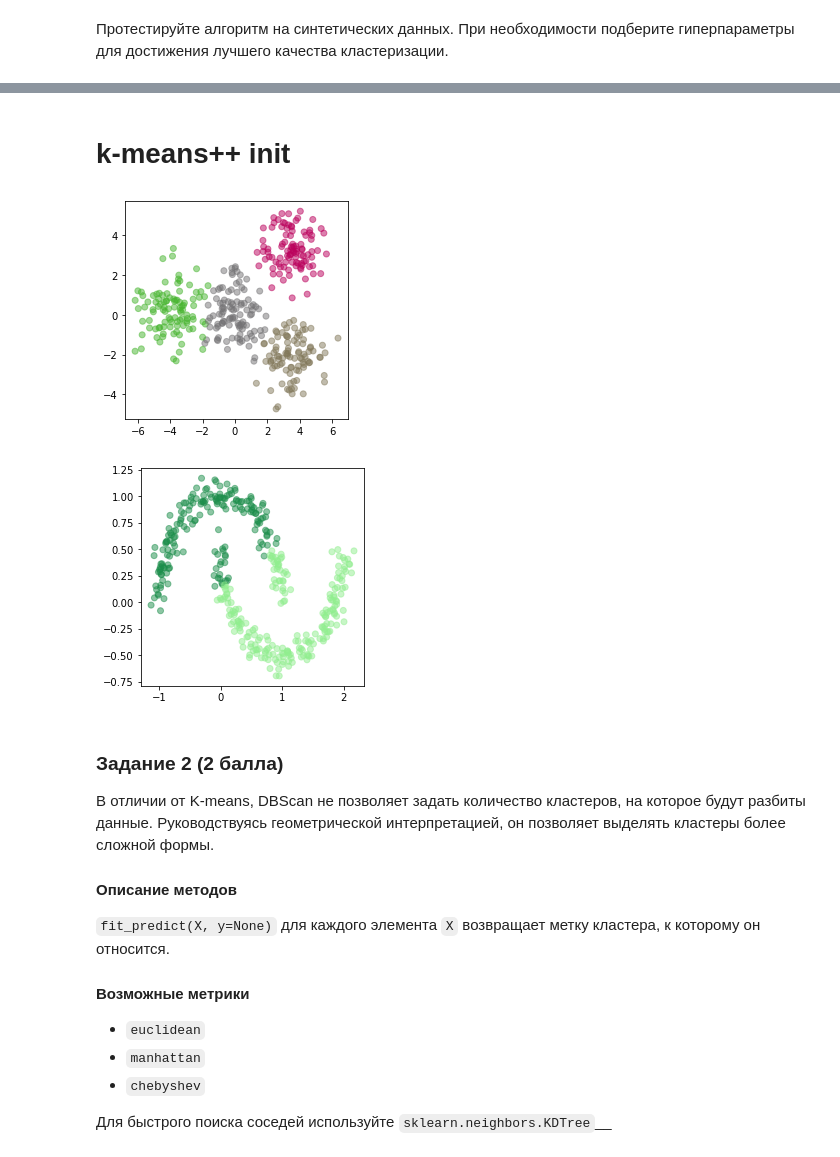
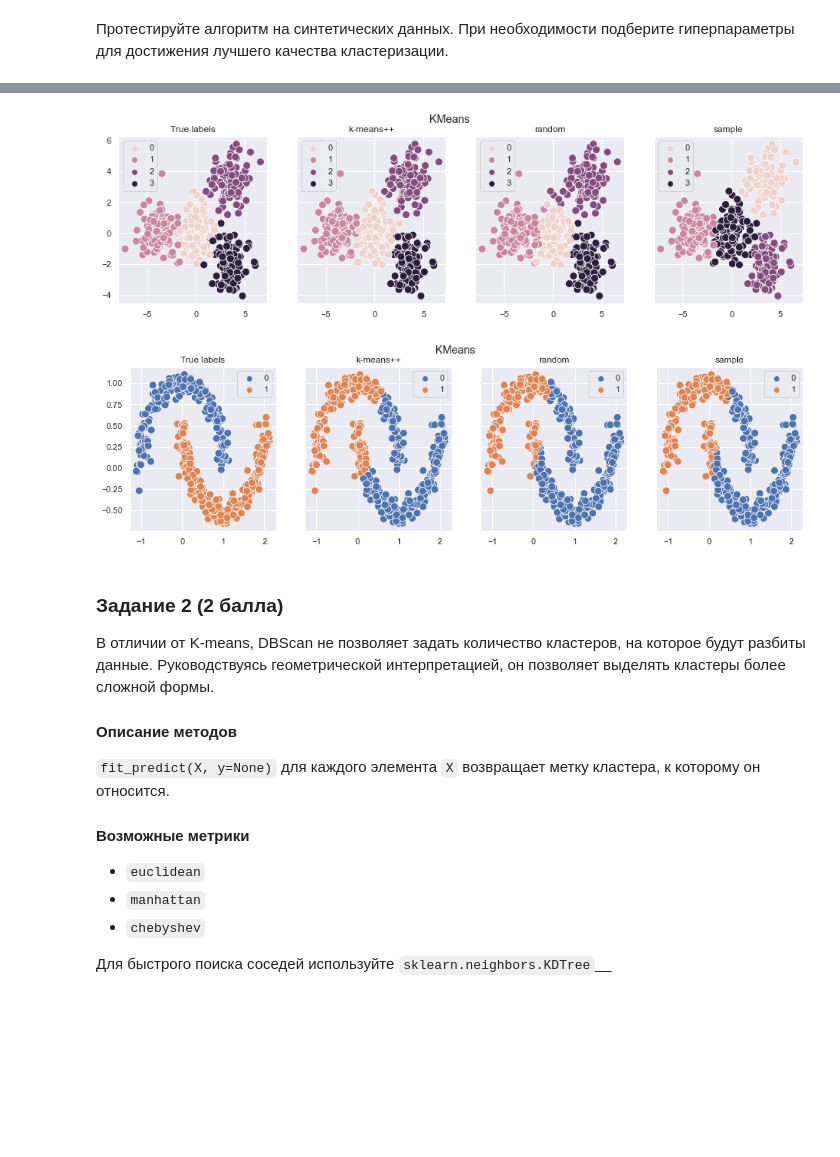
Before and after one commit to aapoliakova/HSE-ML-HW, a Jupyter notebook: 02. Кластеризация/hw02_task.ipynb, the cells around one changed output, grey strips where cells are left out. Saved outputs shown, nothing was run; the diff lists cells and outputs as text; code cells hidden in the pictures; blank space fills up the shorter version.

```diff
--- a/02. Кластеризация/hw02_task.ipynb
+++ b/02. Кластеризация/hw02_task.ipynb
@@ -16,6 +16,8 @@ from collections import deque
 from typing import NoReturn
 from heapq import heapify, heappop, heappush, heappushpop
 from scipy.spatial import distance_matrix
+import seaborn as sns
+sns.set()
 # %%
 def visualize_clasters(X, labels, n_clusters=4):
     unique_labels = np.unique(labels)
@@ -42,6 +42,35 @@ def clusters_statistics(flatten_image, cluster_colors, cluster_labels):
-# %%
-X_1, true_labels = make_blobs(400, 2, centers=[[0, 0], [-4, 0], [3.5, 3.5], [3.5, -2.0]])
-X_2, true_labels2 = make_moons(400, noise=0.075)
+# %%
+def visualize_it(algorithm, n_dataset = 1):
+    if n_dataset == 1:
+        X, true_labels = make_blobs(400, 2, centers=[[0, 0], [-4, 0], [3.5, 3.5], [3.5, -2.0]], random_state=42)
+        n_clusters = 4
+        dbscan_eps, min_samples = 0.5, 1
+    elif n_dataset == 2:
+        X, true_labels = make_moons(400, noise=0.075, random_state=42)
+        n_clusters = 2
+        dbscan_eps, min_samples = 0.2, 5
+
+    if algorithm == 'KMeans':
+        data = {'sample': None, 'random': None, 'k-means++': None}
+        for method in data.keys():
+            data[method] = KMeans(n_clusters=n_clusters, init = method).fit(X).predict(X)
+    elif algorithm == 'DBScan':
+        data = {'euclidean': None, 'manhattan': None, 'chebyshev': None}
+        for method in data.keys():
+            data[method] = DBScan(metric = method, eps=dbscan_eps, min_samples = min_samples).fit_predict(X)
+
+    elif algorithm == 'AgglomertiveClustering':
+        data = {'average': None, 'single': None, 'complete': None}
+        for method in data.keys():
+            data[method] = AgglomertiveClustering(n_clusters=n_clusters, linkage = method).fit_predict(X)
+
+    fig, axis = plt.subplots(1, 4, figsize=(16, 4), sharey=True)
+    fig.suptitle(f"{algorithm}")
+    sns.scatterplot(ax = axis[0], x = X[:, 0], y = X[:, 1], s = 100, hue = true_labels).set_title('True labels')
+
+    for i in range(1, 4):
+        method, labels = data.popitem()
+        sns.scatterplot(ax = axis[i], x = X[:, 0], y = X[:, 1], s = 100, hue = labels).set_title(method)
 # %% [markdown]
 ### Задание 1 (3 балла)
 Первый метод, который предлагается реализовать — метод K средних.
@@ -254,19 +253,9 @@ visualize_clasters(X_2, labels, 2)
-# %% [markdown]
-# k-means++ init
-# %%
-k_means = KMeans(n_clusters=4, init='kmeans++')
-k_means.fit(X_1)
-labels = k_means.predict(X_1)
-visualize_clasters(X_1, labels, 4)
-# %% [output]
-[figure, removed]
-# %%
-k_means = KMeans(n_clusters=4, init='kmeans++')
-k_means.fit(X_2)
-labels = kmeans.predict(X_2)
-visualize_clasters(X_2, labels, 2)
-# %% [output]
-[figure, removed]
+# %%
+visualize_it(n_dataset = 1, algorithm='KMeans')
+visualize_it(n_dataset = 2, algorithm='KMeans')
+# %% [output]
+[figure, added]
+[figure, added]
 # %% [markdown]
 ### Задание 2 (2 балла)
 В отличии от K-means, DBScan не позволяет задать количество кластеров, на которое будут разбиты данные.
```
Also changed, not shown: parts of 29 cells of this notebook.
